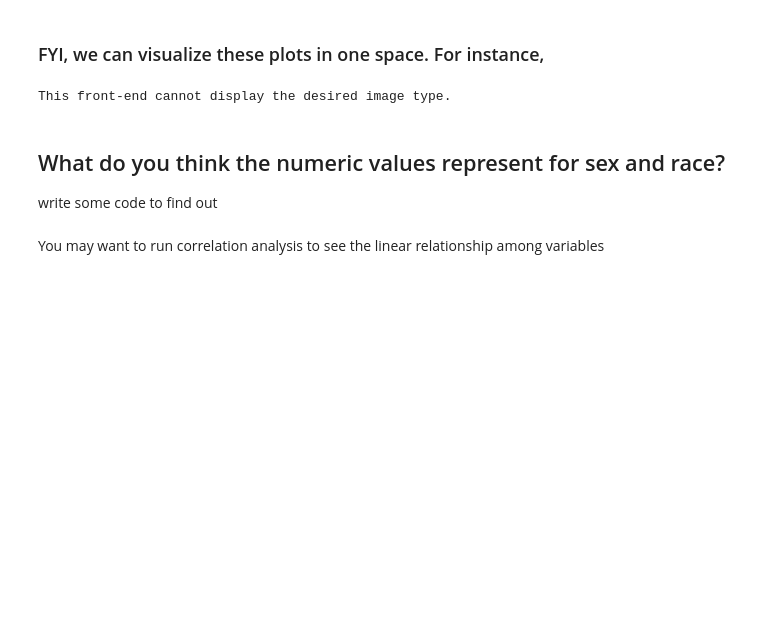
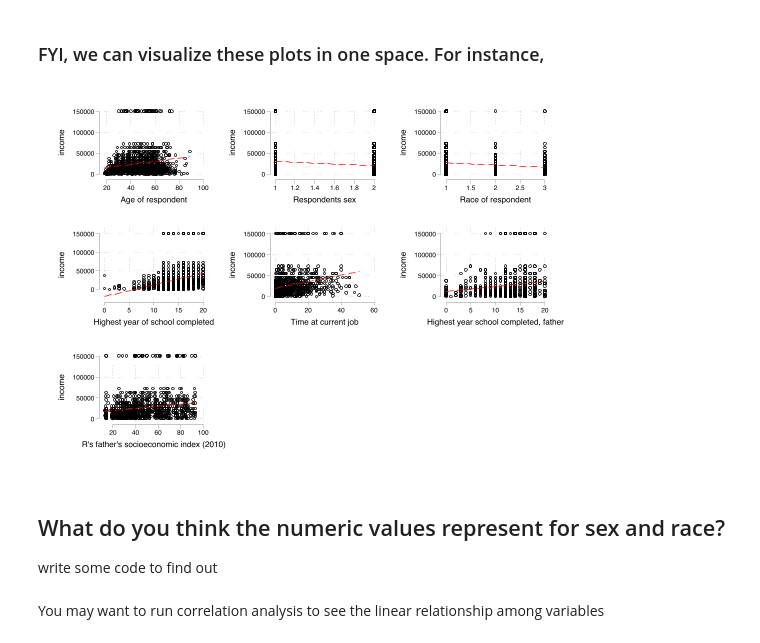
Before and after one commit to charlieeatonphd/Graduate-Statistics-and-Data-Science-for-Sociology, a Jupyter notebook: week6/w6lesson_mutli_ols.ipynb, the cells around one changed output. Drawn from its saved outputs; the diff is of its cells as text; code cells hidden in the pictures; blank space fills up the shorter version.

```diff
--- a/week6/w6lesson_mutli_ols.ipynb
+++ b/week6/w6lesson_mutli_ols.ipynb
@@ -81,9 +87,9 @@ quietly  graph twoway (scatter realrinc `x') (lfit realrinc `x', color(red)), //
 # %% [markdown]
 ### FYI, we can visualize these plots in one space. For instance,
 # %%
-graph combine age sex race educ yearsjob paeduc PASEI10, col(3)
+graph combine age sex race educ yearsjob paeduc PASEI10, col(3) scheme(plotplainblind)
 # %% [output]
-This front-end cannot display the desired image type.
+[figure, added]
 # %% [markdown]
 ## What do you think the numeric values represent for sex and race?
 
```
Also changed, not shown: parts of 12 cells of this notebook, 1 other file.
